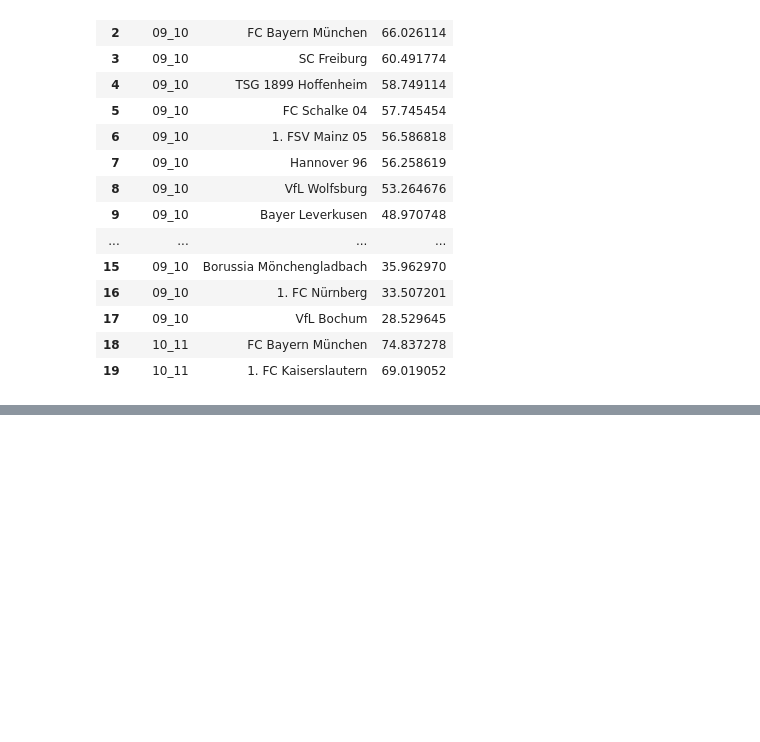
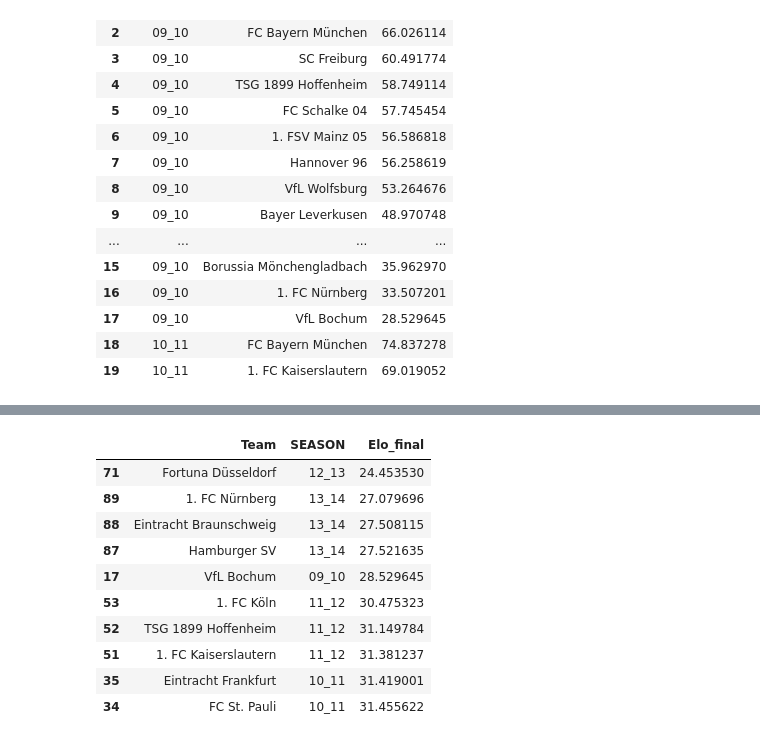
Before and after one commit to Picoalex/template_dsc, a Jupyter notebook: notebooks/02_strength_index.ipynb, the cells around one changed output, grey strips where cells are left out. Saved outputs shown, nothing was run; the diff lists cells and outputs as text; code cells hidden in the pictures; blank space fills up the shorter version.

```diff
--- a/notebooks/02_strength_index.ipynb
+++ b/notebooks/02_strength_index.ipynb
@@ -421,0 +450,21 @@ final_ratings.head(54)
+# %%
+worst_10_elo = (
+    final_ratings
+    .sort_values(by='Elo_final', ascending=True)
+    [['Team', 'SEASON', 'Elo_final']]
+    .head(10)
+)
+
+worst_10_elo
+# %% [output]
+|  | Team | SEASON | Elo_final |
+| 71 | Fortuna Düsseldorf | 12_13 | 24.453530 |
+| 89 | 1. FC Nürnberg | 13_14 | 27.079696 |
+| 88 | Eintracht Braunschweig | 13_14 | 27.508115 |
+| 87 | Hamburger SV | 13_14 | 27.521635 |
+| 17 | VfL Bochum | 09_10 | 28.529645 |
+| 53 | 1. FC Köln | 11_12 | 30.475323 |
+| 52 | TSG 1899 Hoffenheim | 11_12 | 31.149784 |
+| 51 | 1. FC Kaiserslautern | 11_12 | 31.381237 |
+| 35 | Eintracht Frankfurt | 10_11 | 31.419001 |
+| 34 | FC St. Pauli | 10_11 | 31.455622 |
```
Also changed, not shown: parts of 5 cells of this notebook.
